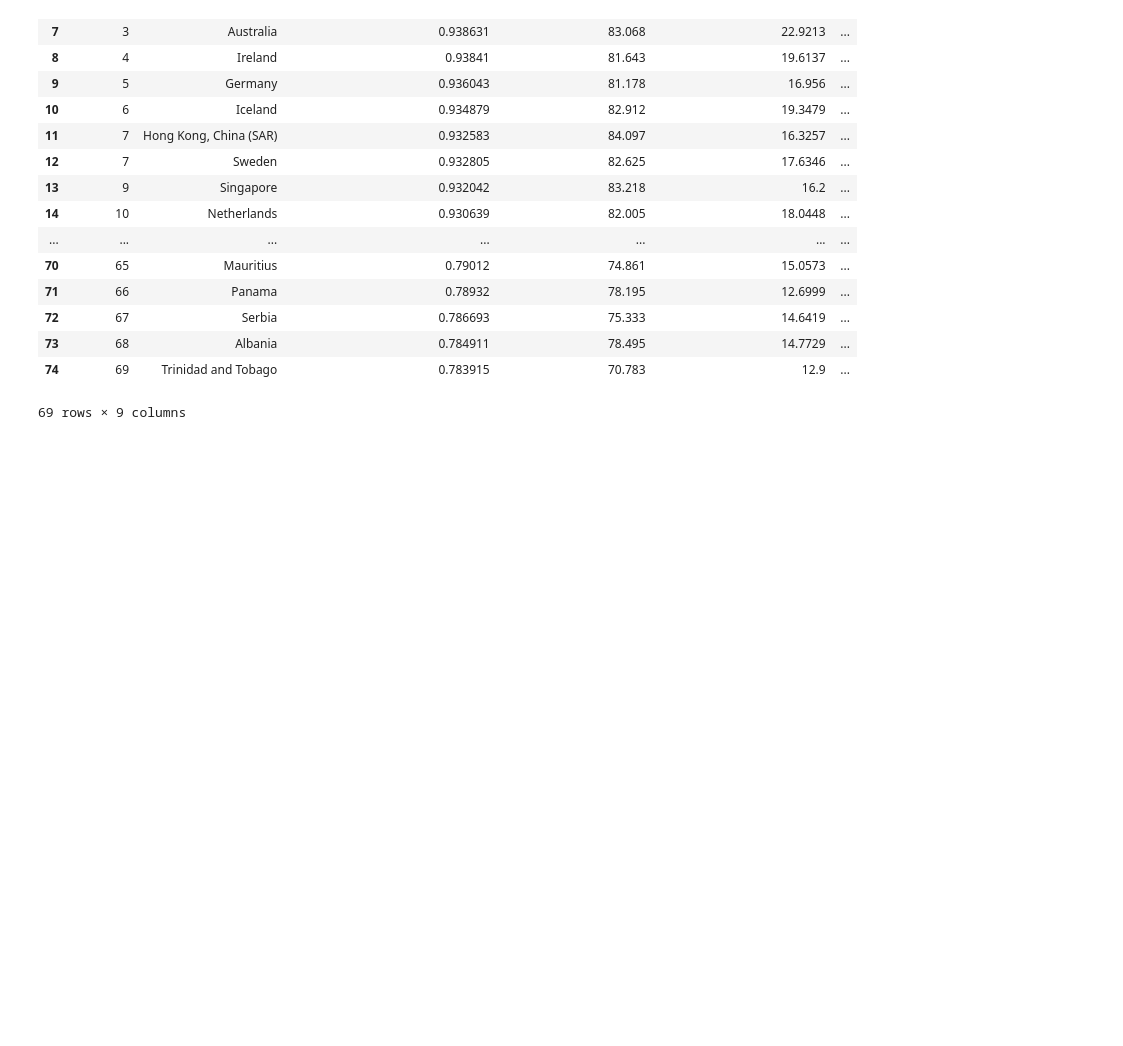
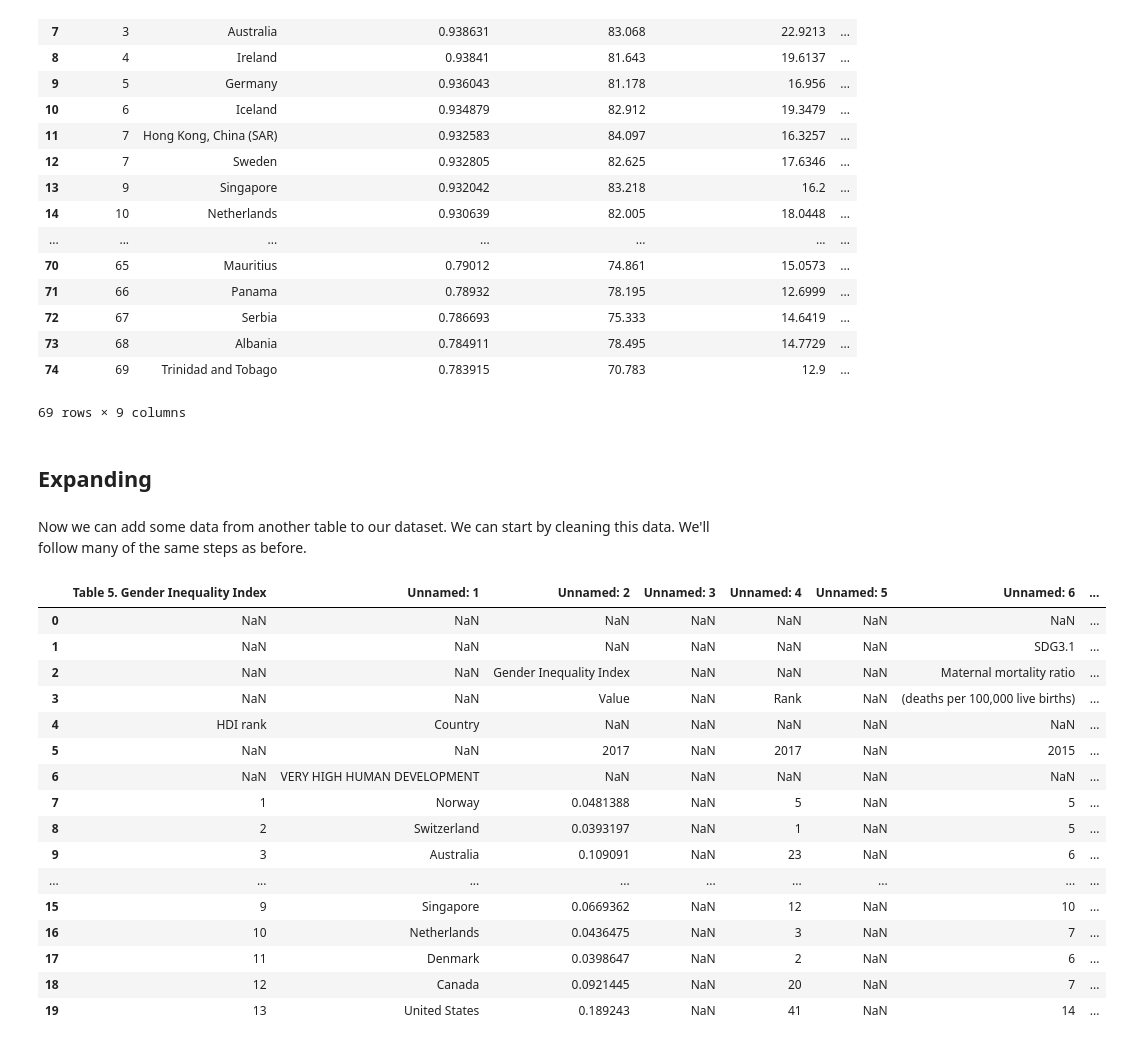
Before and after one commit to CiaranCurran/COMP30760, a Jupyter notebook: undp.ipynb, the cells around one changed output. Drawn from its saved outputs; the diff is of its cells as text; code cells hidden in the pictures; blank space fills up the shorter version.

```diff
--- a/undp.ipynb
+++ b/undp.ipynb
@@ -148,3 +134,28 @@ data.head(69)
 69 rows × 9 columns
 # %%
 data.to_csv("out.csv")
+# %% [markdown]
+## Expanding
+# %% [markdown]
+Now we can add some data from another table to our dataset. We can start by cleaning this data. We'll follow many of the same steps as before.
+# %%
+df = pd.read_excel("2018_Statistical_Annex_Table_5.xlsx",index_col = False)
+df.head(20)
+# %% [output]
+|  | Table 5. Gender Inequality Index | Unnamed: 1 | Unnamed: 2 | Unnamed: 3 | Unnamed: 4 | Unnamed: 5 | Unnamed: 6 | ... |
+| 0 | NaN | NaN | NaN | NaN | NaN | NaN | NaN | ... |
+| 1 | NaN | NaN | NaN | NaN | NaN | NaN | SDG3.1 | ... |
+| 2 | NaN | NaN | Gender Inequality Index | NaN | NaN | NaN | Maternal mortality ratio | ... |
+| 3 | NaN | NaN | Value | NaN | Rank | NaN | (deaths per 100,000 live births) | ... |
+| 4 | HDI rank | Country | NaN | NaN | NaN | NaN | NaN | ... |
+| 5 | NaN | NaN | 2017 | NaN | 2017 | NaN | 2015 | ... |
+| 6 | NaN | VERY HIGH HUMAN DEVELOPMENT | NaN | NaN | NaN | NaN | NaN | ... |
+| 7 | 1 | Norway | 0.0481388 | NaN | 5 | NaN | 5 | ... |
+| 8 | 2 | Switzerland | 0.0393197 | NaN | 1 | NaN | 5 | ... |
+| 9 | 3 | Australia | 0.109091 | NaN | 23 | NaN | 6 | ... |
+| ... | ... | ... | ... | ... | ... | ... | ... | ... |
+| 15 | 9 | Singapore | 0.0669362 | NaN | 12 | NaN | 10 | ... |
+| 16 | 10 | Netherlands | 0.0436475 | NaN | 3 | NaN | 7 | ... |
+| 17 | 11 | Denmark | 0.0398647 | NaN | 2 | NaN | 6 | ... |
+| 18 | 12 | Canada | 0.0921445 | NaN | 20 | NaN | 7 | ... |
+| 19 | 13 | United States | 0.189243 | NaN | 41 | NaN | 14 | ... |
```
Also changed, not shown: parts of 14 cells of this notebook, 1 other file.
